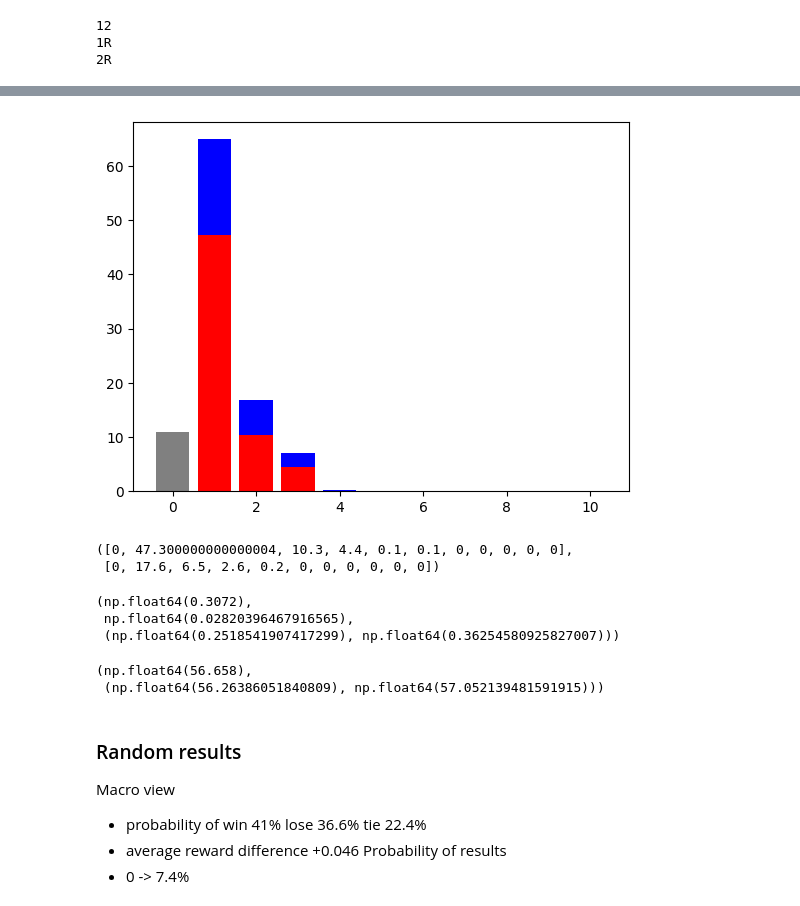
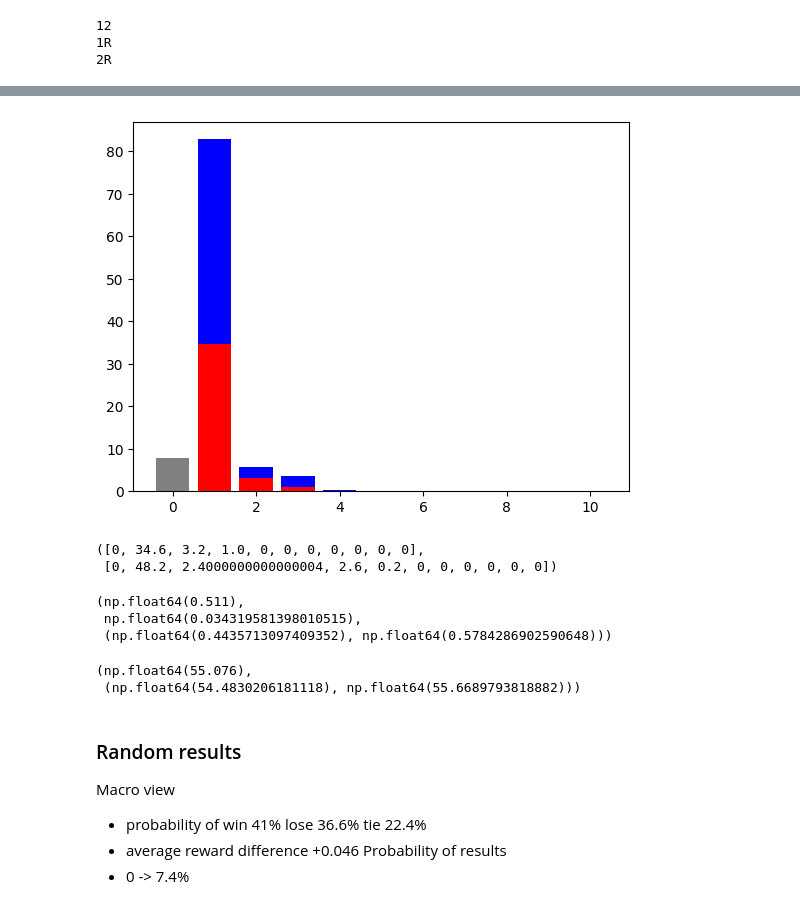
Before and after one commit to andreg24/SuperTicTacToe, a Jupyter notebook: reinforce_trianing.ipynb, the cells around one changed output, grey strips where cells are left out. Saved outputs shown, nothing was run; the diff lists cells and outputs as text; code cells hidden in the pictures.

```diff
--- a/reinforce_trianing.ipynb
+++ b/reinforce_trianing.ipynb
@@ -27,10 +30,10 @@ envh = ultimatetictactoe.env(render_mode="human")
 envh.reset()
 # envh.render()
 # %%
-eps = 0.4
+eps = 0.3
 a1 = NeuralAgent("player_1", epsilon=eps, learning_power=6, exploration_power=2) # max
 a2 = NeuralAgent("player_2", epsilon=eps, learning_power=10.5, exploration_power=1)
 am = ManualAgent("player_1")
 ar = RandomAgent("player_2")
-# a1.policy_net.load_state_dict(torch.load("rl/independent_algo/logs/checkpoints/2026_02_16_09_30_45/agent_1/model_6300.pt"))
-# a2.policy_net.load_state_dict(torch.load("rl/independent_algo/logs/checkpoints/2026_02_16_09_30_45/agent_2/model_6300.pt"))
+# a1.policy_net.load_state_dict(torch.load("rl/independent_algo/logs/checkpoints/local/2026_02_18_12_15_33/agent_1/model_1999.pt"))
+# a2.policy_net.load_state_dict(torch.load("rl/independent_algo/logs/checkpoints/local/2026_02_18_12_15_33/agent_2/model_1999.pt"))
@@ -94,8 +129,8 @@ a2.mode = 'argmax'
 # print('12')
 # argmax_12 = compute_games(env, a1, a2, 1000, True)
 print('1R')
-argmax_1r = compute_games(env, a1, ar, 1000, True)
+argmax_1r = compute_games(env, a1, ar, 500, True)
 print('2R')
-argmax_2r = compute_games(env, a2, ar, 1000, True)
+argmax_2r = compute_games(env, a2, ar, 500, True)
 # %% [output]
 1R
@@ -122,28 +179,3 @@ print(argmax_2r['results'], argmax_2r['rewards'].mean())
-# %%
-import matplotlib.pyplot as plt
-
-def plot_bar(r):
-    count = r['rewards_count']
-    y1 = [0]*11
-    y2 = [0]*11
-    y0 = [0]*11
-    y0[0]= count[0.0]
-
-    values = [1, 0.1, 0.2, 0.3, 0.4, 0.5, 0.6, 0.7, 0.8, 0.9]
-
-    for i in range(len(values)):
-        v = values[i]
-        for k in count.keys():
-            if abs(v-k)<0.0001:
-                y1[i+1] = count[k]
-            if abs(-v-k)<0.0001:
-                y2[i+1] = count[k]
-    x = list(range(11))
-    plt.bar(x, y0, color='gray', label='Zero')
-    plt.bar(x, y1, bottom=y0, color='r', label='Positive')
-    plt.bar(x, y2, bottom=[a+b for a,b in zip(y0, y1)], color='b', label='Negative')
-    plt.show()
-    return y1, y2
 # %%
 plot_bar(sample_1r)
 # %% [output]
@@ -153,30 +183,30 @@ plot_bar(sample_1r)
 # %%
-plot_bar(argmax_1r)
+plot_bar(argmax_2r)
 # %% [output]
-[figure, old version]
+[figure, new version]
-([0, 47.300000000000004, 10.3, 4.4, 0.1, 0.1, 0, 0, 0, 0, 0],
- [0, 17.6, 6.5, 2.6, 0.2, 0, 0, 0, 0, 0, 0])
+([0, 34.6, 3.2, 1.0, 0, 0, 0, 0, 0, 0, 0],
+ [0, 48.2, 2.4000000000000004, 2.6, 0.2, 0, 0, 0, 0, 0, 0])
 # %%
 confidence = 0.95
-data = rp1['rewards']
+data = argmax_1r['rewards']
 mean = data.mean()
 sem = stats.sem(data)
 ci = stats.t.interval(confidence, df=len(data)-1, loc=mean, scale=sem)
 mean, sem, ci
 # %% [output]
-(np.float64(0.3072),
- np.float64(0.02820396467916565),
- (np.float64(0.2518541907417299), np.float64(0.36254580925827007)))
+(np.float64(0.511),
+ np.float64(0.034319581398010515),
+ (np.float64(0.4435713097409352), np.float64(0.5784286902590648)))
 # %%
 confidence = 0.95
-data = rp1['game_turns']
+data = argmax_1r['game_turns']
 mean = data.mean()
 sem = stats.sem(data)
 ci = stats.t.interval(confidence, df=len(data)-1, loc=mean, scale=sem)
 mean, ci
 # %% [output]
-(np.float64(56.658),
- (np.float64(56.26386051840809), np.float64(57.052139481591915)))
+(np.float64(55.076),
+ (np.float64(54.4830206181118), np.float64(55.6689793818882)))
 # %%
 # n = 10000
 # envh.metadata['render_fps'] = 2
```
Also changed, not shown: parts of 29 cells of this notebook, 4 other files.
